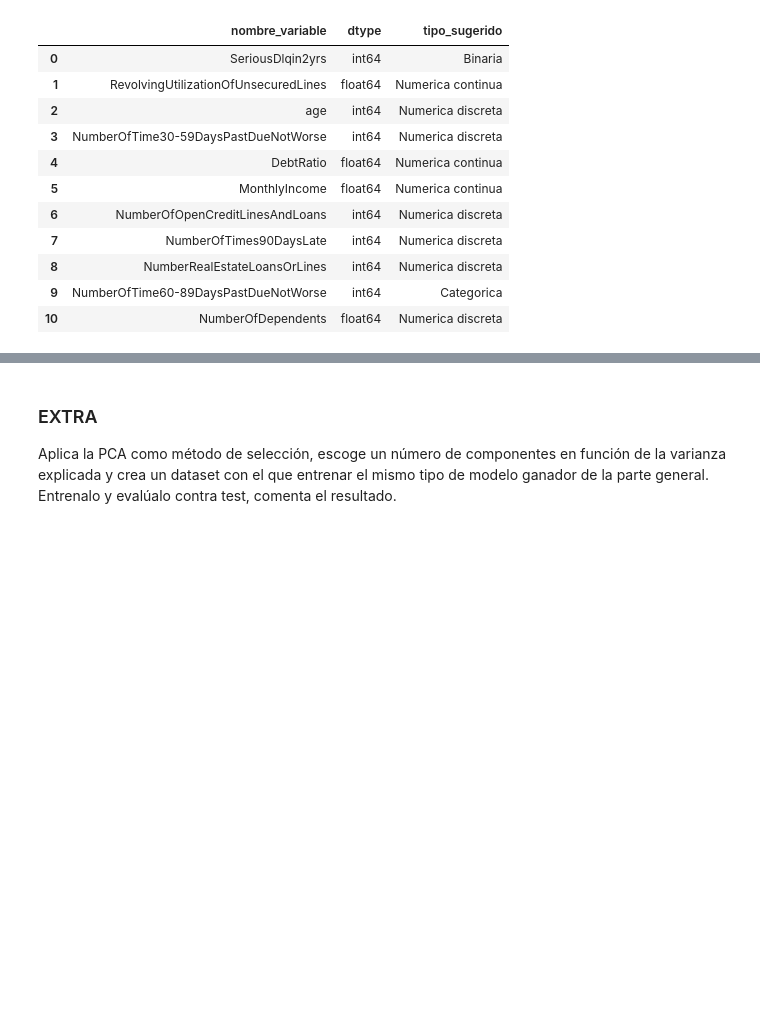
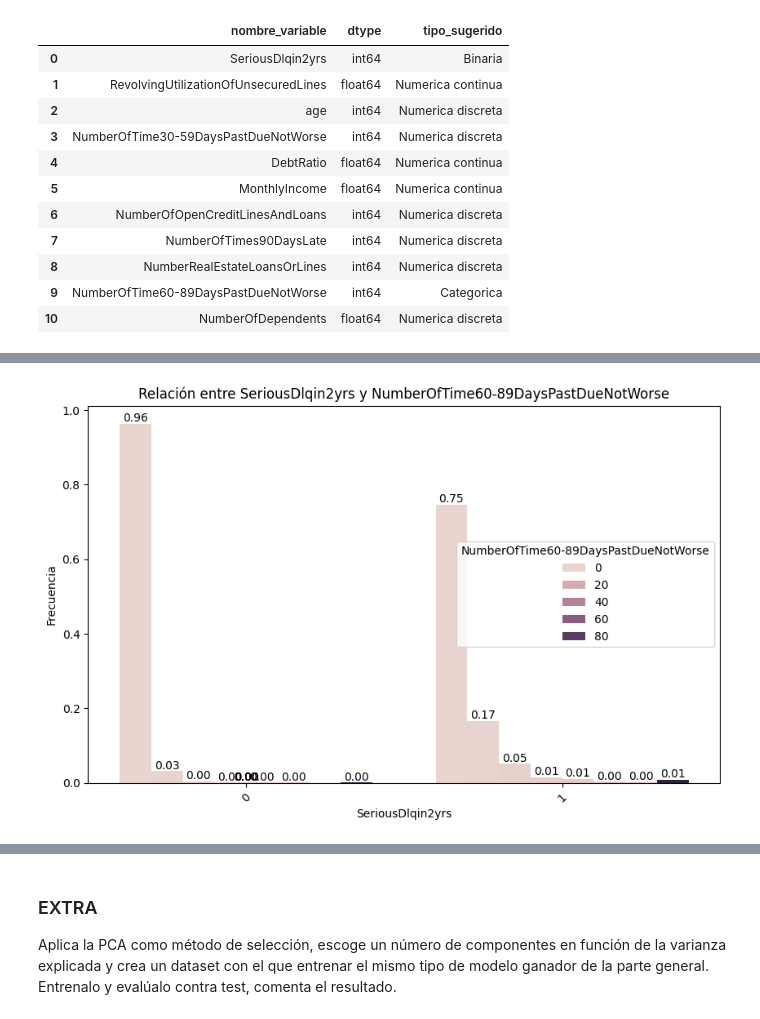
Before and after one commit to Anttt4/ONLINE_DS_THEBRIDGE_Antonio_Carreno_Jimenez, a Jupyter notebook: Sprint 14/Unidad 2/Práctica Obligatoria/18_Practica_Obligatoria_Seleccion_Features.ipynb, the cells around one changed output, grey strips where cells are left out. Cells and saved outputs as stored; diff of their text form; code cells hidden in the pictures; blank space fills up the shorter version.

```diff
--- a/Sprint 14/Unidad 2/Práctica Obligatoria/18_Practica_Obligatoria_Seleccion_Features.ipynb
+++ b/Sprint 14/Unidad 2/Práctica Obligatoria/18_Practica_Obligatoria_Seleccion_Features.ipynb
@@ -100,3 +138,8 @@ features_cat = ["NumberOfTime60-89DaysPastDueNotWorse"]
 features_num = ["RevolvingUtilizationOfUnsecuredLines", "age", "NumberOfTime30-59DaysPastDueNotWorse", \
                 "DebtRatio", "MonthlyIncome", "NumberOfOpenCreditLinesAndLoans", "NumberOfTimes90DaysLate", \
                 "NumberRealEstateLoansOrLines", "NumberOfDependents"]
+# %%
+for cat in features_cat:
+    tk.plot_categorical_relationship_fin(df, target, cat, show_values=True, relative_freq=True)
+# %% [output]
+[figure, added]
```
Also changed, not shown: parts of 58 cells of this notebook.
